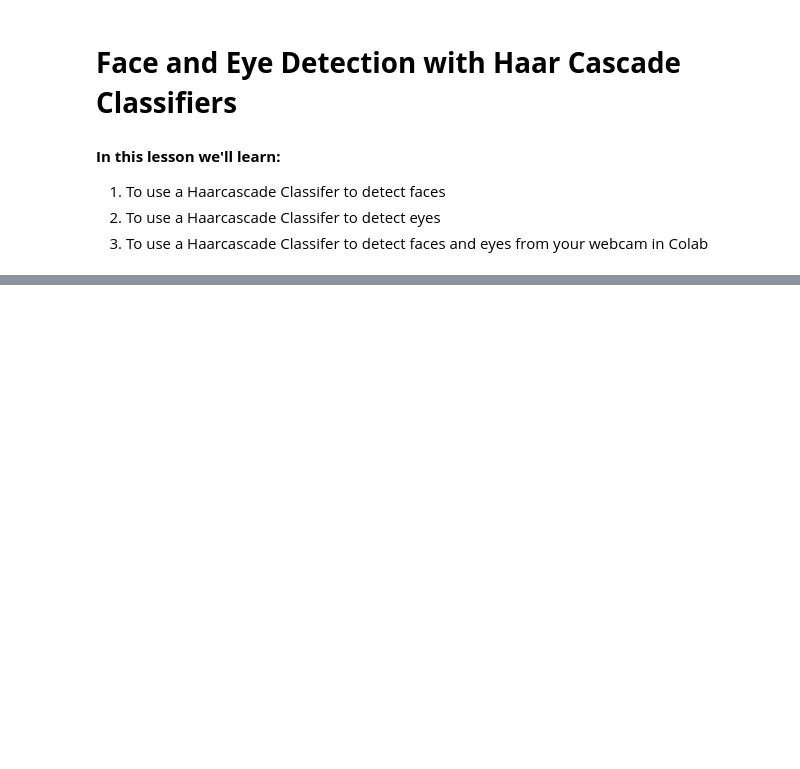
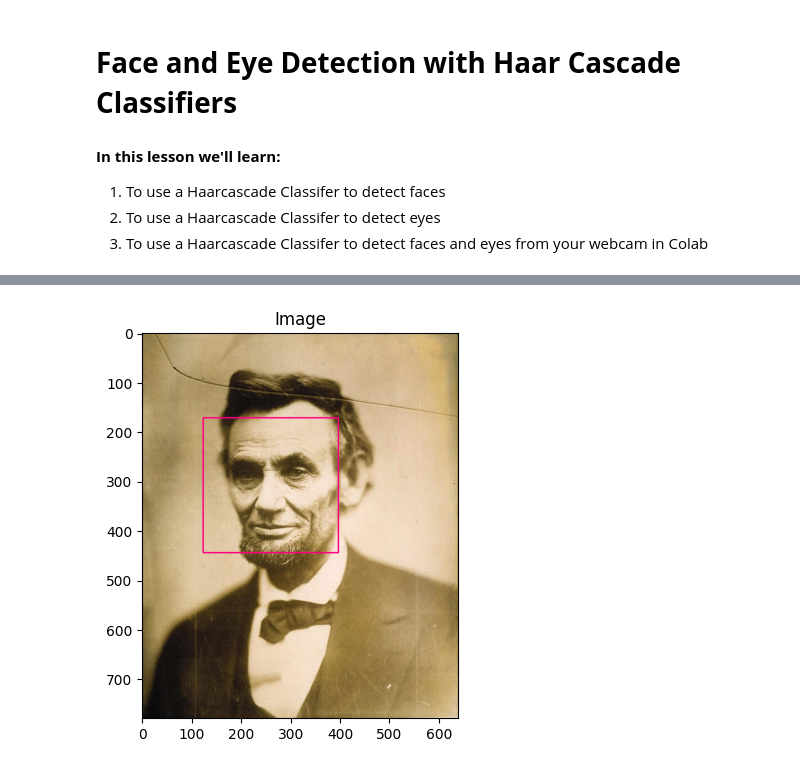
Before and after one commit to Sabbha20/pytorch2024, a Jupyter notebook: 002 - HAAR Cascade/01 - Face and Eye Detection with Haar Cascade Classifiers.ipynb, the cells around one changed output, grey strips where cells are left out. Drawn from its saved outputs; the diff is of its cells as text; code cells hidden in the pictures; blank space fills up the shorter version.

```diff
--- a/002 - HAAR Cascade/01 - Face and Eye Detection with Haar Cascade Classifiers.ipynb
+++ b/002 - HAAR Cascade/01 - Face and Eye Detection with Haar Cascade Classifiers.ipynb
@@ -44,0 +59,16 @@ face_classifier
+# %%
+# When no faces detected, face_classifier returns and empty tuple
+# if faces is ():
+if faces.size == 0:
+    print("No faces found")
+
+# We iterate through our faces array and draw a rectangle
+# over each face in faces
+img_cpy = img.copy()
+for (x,y,w,h) in faces:
+    cv2.rectangle(img_cpy, (x,y), (x+w,y+h), (127, 0, 255), 2)
+
+
+cv_imshow(img_cpy)
+# %% [output]
+[figure, added]
```
Also changed, not shown: parts of 4 cells of this notebook.
